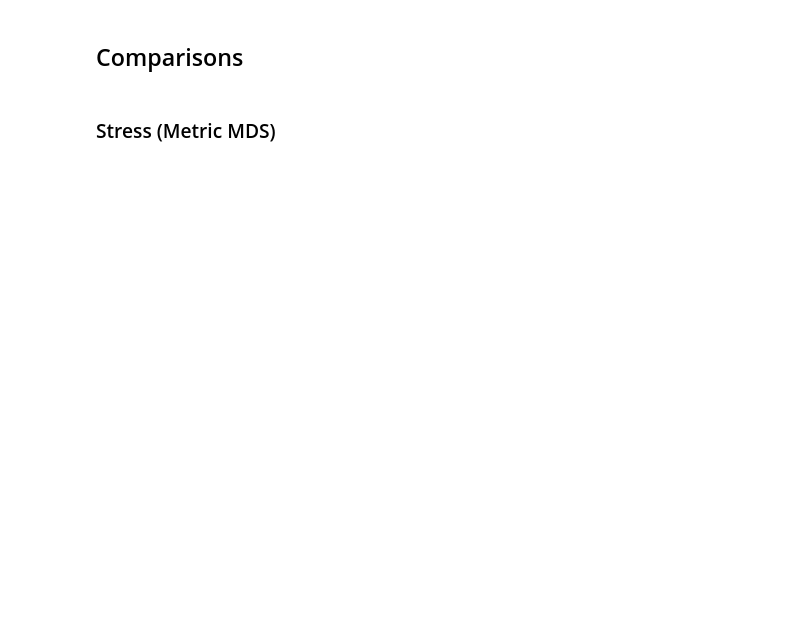
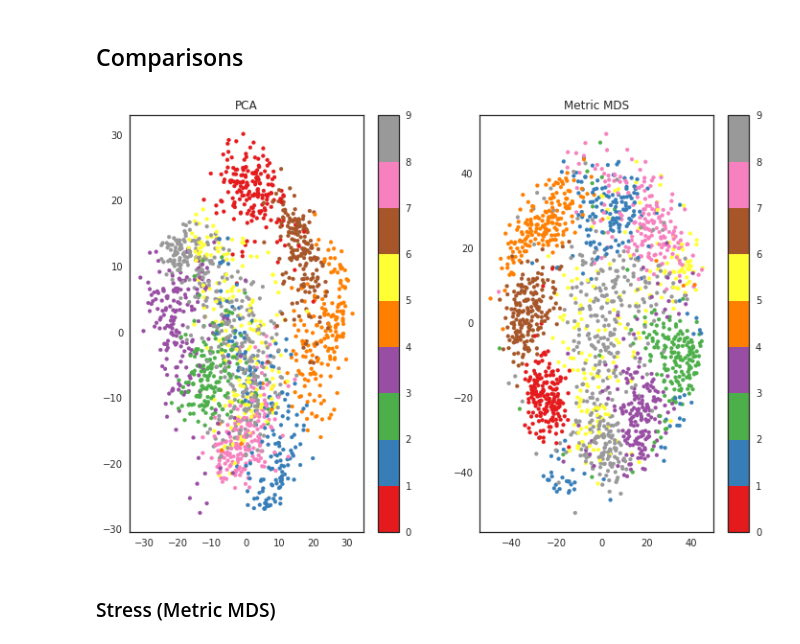
Before and after one commit to acwooding/dimension_reduction, a Jupyter notebook: notebooks/01-acw-initial-exploration.ipynb, the cells around one changed output. Drawn from its saved outputs; the diff is of its cells as text; code cells hidden in the pictures; blank space fills up the shorter version.

```diff
--- a/notebooks/01-acw-initial-exploration.ipynb
+++ b/notebooks/01-acw-initial-exploration.ipynb
@@ -433,11 +320,15 @@ def two_dim_multiplot(data, labels, titles, cmap="Blues", s=15, **kwargs):
 # %% [markdown]
 ## Comparisons
 # %%
+sns.set(style='white', rc={'figure.figsize':(20,8)})
+
 data = [low_data, mds_low_data]
 labels = [low_labels, low_labels]
 titles = ['PCA', 'Metric MDS']
 
-two_dim_multiplot(data, labels, titles, cmap="Set1")
+plotting.two_dim_multiplot(data, labels, titles, cmap="Set1")
+# %% [output]
+[figure, added]
 # %% [markdown]
 ### Stress (Metric MDS)
 # %%
```
Also changed, not shown: parts of 30 cells of this notebook, 1 other file.
